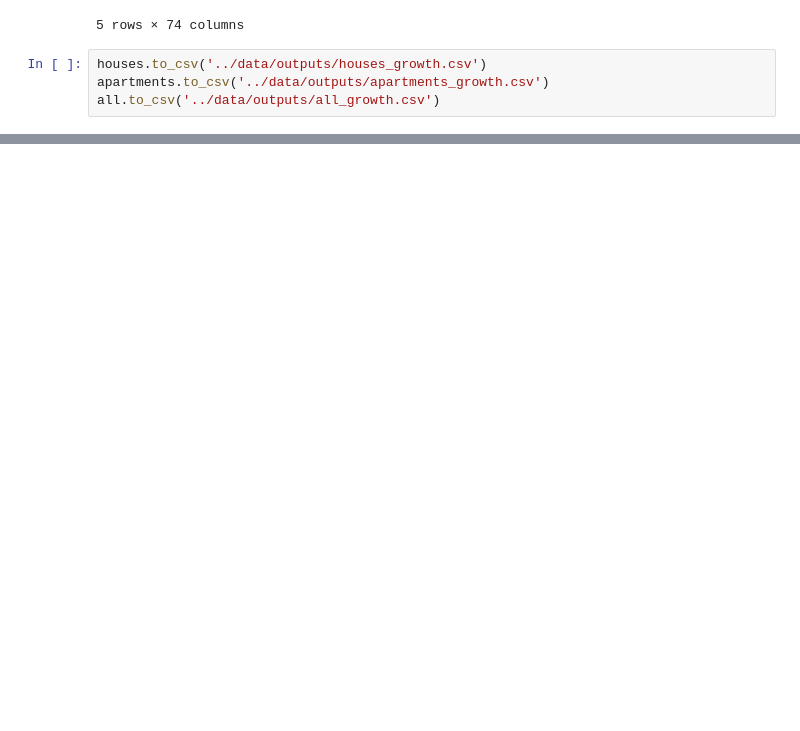
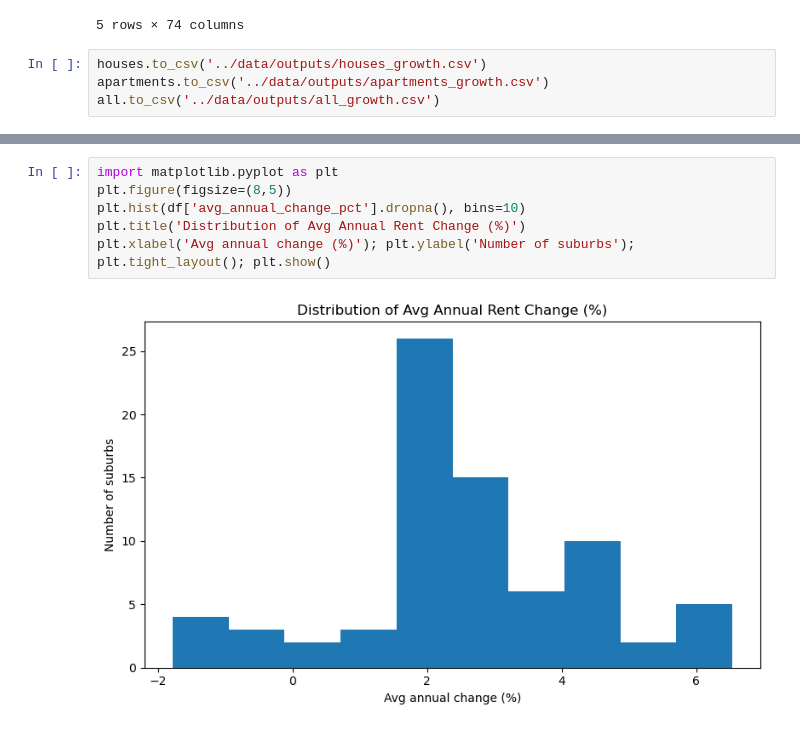
Before and after one commit to bicicow03/Group-Project-Real-Estate-Industry-Analysis, a Jupyter notebook: notebooks/evaluation_types.ipynb, the cells around one changed output, grey strips where cells are left out. Drawn from its saved outputs; the diff is of its cells as text; blank space fills up the shorter version.

Commit message:
graphs made

```diff
--- a/notebooks/evaluation_types.ipynb
+++ b/notebooks/evaluation_types.ipynb
@@ -197,0 +319,8 @@ all.to_csv('../data/outputs/all_growth.csv')
+# %%
+import matplotlib.pyplot as plt
+plt.figure(figsize=(8,5))
+plt.hist(df['avg_annual_change_pct'].dropna(), bins=10)
+plt.title('Distribution of Avg Annual Rent Change (%)')
+plt.xlabel('Avg annual change (%)'); plt.ylabel('Number of suburbs'); plt.tight_layout(); plt.show()
+# %% [output]
+[figure, added]
```
Also changed, not shown: parts of 7 cells of this notebook, 1 other file.
